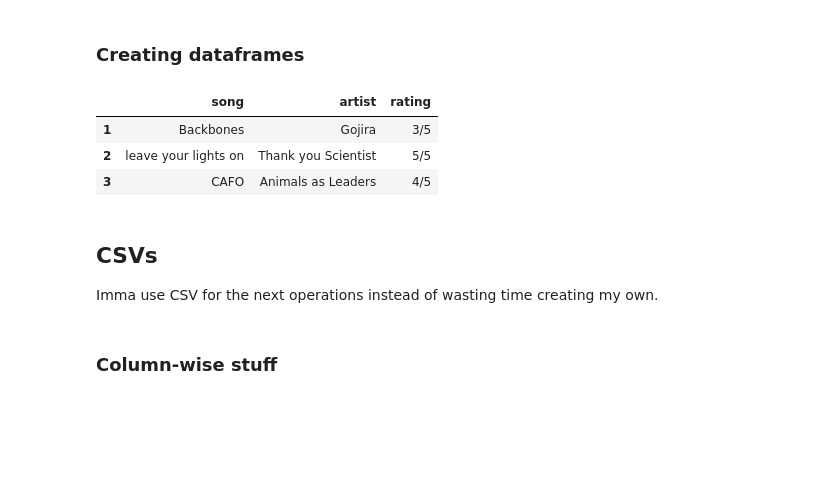
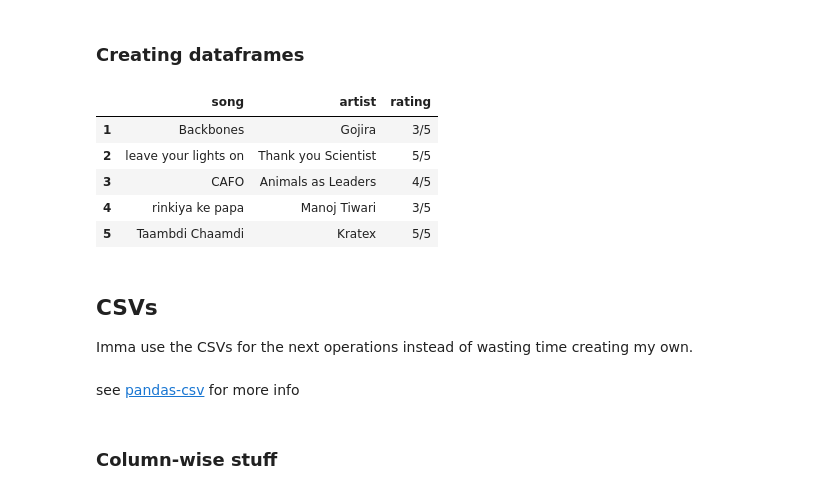
Before and after one commit to moiSentineL/ip-survivalkit, a Jupyter notebook: pandas/dataframes.ipynb, the cells around one changed output. Cells and saved outputs as stored; diff of their text form; code cells hidden in the pictures; blank space fills up the shorter version.

```diff
--- a/pandas/dataframes.ipynb
+++ b/pandas/dataframes.ipynb
@@ -7,25 +7,28 @@ import numpy as np
 # %% [markdown]
 ### Creating dataframes
 # %%
-# let's create some dfs
-
-## creating via dicts.
+## creating via dictionary.
 
 music_i_like = {
-    "song": ['Backbones', 'leave your lights on', 'CAFO'],
-    "artist": ['Gojira', 'Thank you Scientist', "Animals as Leaders"],
-    "rating": ['3/5', '5/5', '4/5']
+    "song": ['Backbones', 'leave your lights on', 'CAFO', 'rinkiya ke papa', 'Taambdi Chaamdi'],
+    "artist": ['Gojira', 'Thank you Scientist', "Animals as Leaders", 'Manoj Tiwari', 'Kratex'],
+    "rating": ['3/5', '5/5', '4/5', '3/5', '5/5']
 }
 
-music = pd.DataFrame(music_i_like, index=[i for i in range(1, len(music_i_like)+1)])
+music = pd.DataFrame(
+    music_i_like, # inputting the dictionary
+    index=[i for i in range(1, len(music_i_like['song'])+1)] # custom index, using list comprehension to output 1, 2, 3, ...
+    )
 
-music
+display(music)
 # %% [output]
 |  | song | artist | rating |
 | 1 | Backbones | Gojira | 3/5 |
 | 2 | leave your lights on | Thank you Scientist | 5/5 |
 | 3 | CAFO | Animals as Leaders | 4/5 |
+| 4 | rinkiya ke papa | Manoj Tiwari | 3/5 |
+| 5 | Taambdi Chaamdi | Kratex | 5/5 |
 # %% [markdown]
 ## CSVs
-Imma use CSV for the next operations instead of wasting time creating my own.
+Imma use the CSVs for the next operations instead of wasting time creating my own.
 # %%
@@ -39,3 +39,5 @@ soc_med = pd.read_csv(f"{csv_path}/students_social_media.csv")
+# %% [markdown]
+see [pandas-csv](./pandas-csv.ipynb) for more info
 # %% [markdown]
 ### Column-wise stuff
 # %%
```
Also changed, not shown: parts of 17 cells of this notebook, 3 other files.
